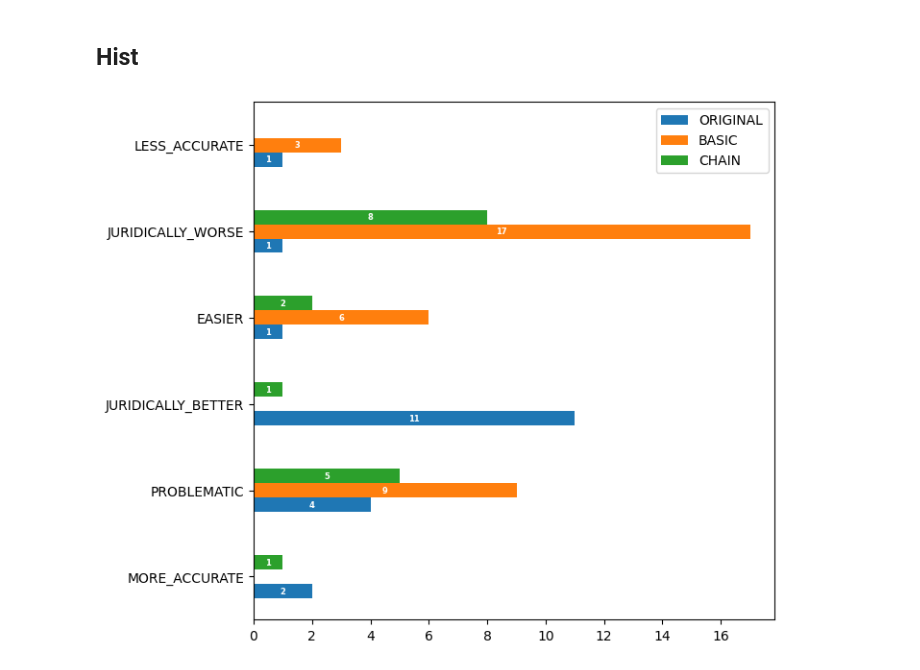
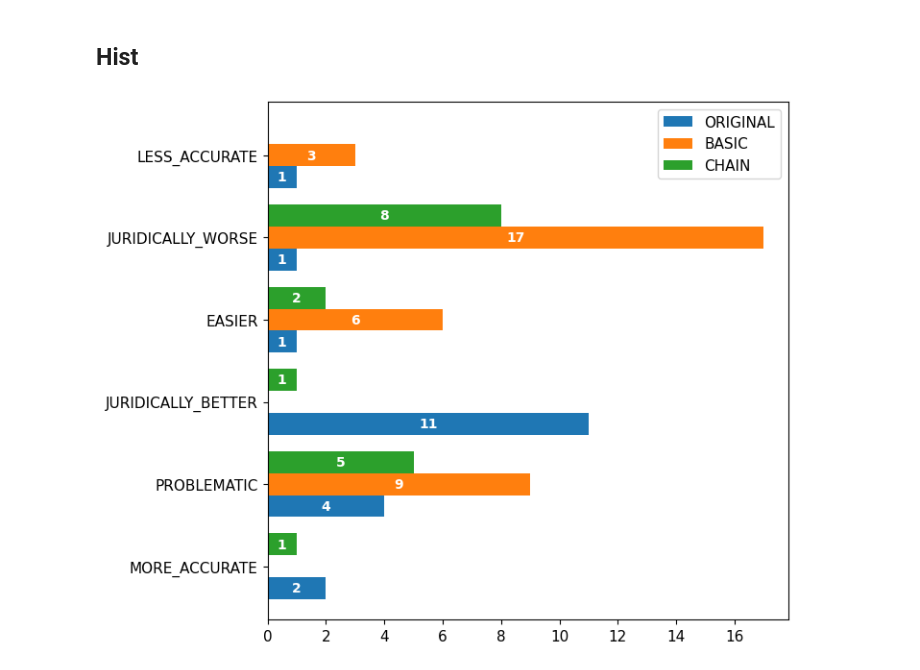
Before and after one commit to VerbACxSS/oelt-2024-plain-italian-ai-replication-package, a Jupyter notebook: juridical_evaluation_analysis.ipynb, the cells around one changed output. Cells and saved outputs as stored; diff of their text form; code cells hidden in the pictures.

Commit message:
Update README.md and plots

```diff
--- a/juridical_evaluation_analysis.ipynb
+++ b/juridical_evaluation_analysis.ipynb
@@ -94,15 +94,16 @@ piv = piv.rename(columns={"BASIC": "ORGINAL-BASIC", "CHAIN": "ORGINAL-CHAIN"}, i
 ax = piv.plot(kind='barh')
 plt.xlabel('')
 plt.ylabel('')
-plt.xticks(rotation=0, ha='right')
-plt.xlim(0, 44)
-plt.legend(loc='lower right')
+plt.yticks(fontsize=11)
+plt.xticks(rotation=0, ha='right', fontsize=11)
+plt.xlim(0, 45)
+plt.legend(loc='lower right', fontsize=12)
 
 for c in ax.containers:
     rate = c.datavalues / c.datavalues.sum()
 
-    ax.bar_label(c, labels=['%.0f' % (r*c.datavalues.sum()) if r > 0 else '' for r in rate], label_type='center', fontsize=6, fontweight='bold', color='white')
-    ax.bar_label(c, labels=['%.1f %%' % (r*100) if r > 0 else '' for r in rate], label_type='edge', padding=5, fontsize=8)
+    ax.bar_label(c, labels=['%.0f' % (r*c.datavalues.sum()) if r > 0 else '' for r in rate], label_type='center', fontsize=10, fontweight='bold', color='white')
+    ax.bar_label(c, labels=['%.1f %%' % (r*100) if r > 0 else '' for r in rate], label_type='edge', padding=5, fontsize=10)
 
 plt.show()
 # %% [output]
@@ -155,14 +158,15 @@ piv.describe()
 piv = df.groupby(['preference', 'variant']).count()['article_id'].unstack()
 ax = piv.plot(kind='bar')
 plt.xlabel('')
-plt.xticks(rotation=45, ha='right')
-plt.legend(["BASIC approach", "CHAIN approach"])
+plt.xticks(rotation=45, ha='right', fontsize=12)
+plt.yticks(fontsize=12)
+plt.legend(["BASIC approach", "CHAIN approach"], fontsize=11)
 
 for c in ax.containers:
     rate = c.datavalues / c.datavalues.sum()
 
-    ax.bar_label(c, labels=['%.0f' % (r*c.datavalues.sum()) if r > 0 else '' for r in rate], label_type='center', fontsize=6, fontweight='bold', color='white')
-    ax.bar_label(c, labels=['%.2f %%' % (r*100) if r > 0 else '' for r in rate], label_type='edge', padding=1, fontsize=8)
+    ax.bar_label(c, labels=['%.0f' % (r*c.datavalues.sum()) if r > 0 else '' for r in rate], label_type='center', fontsize=11, fontweight='bold', color='white')
+    ax.bar_label(c, labels=['%.2f %%' % (r*100) if r > 0 else '' for r in rate], label_type='edge', padding=1, fontsize=10)
 
 plt.show()
 # %% [output]
@@ -310,24 +314,26 @@ Chain comments: 13
 # %%
 # Create bar plot with the counts of the comments by type and label. Each comments have multiple labels
 from collections import Counter
 
 original_counter = Counter([label for comment in original_comments for label in comment['labels']])
 basic_counter = Counter([label for comment in basic_comments for label in comment['labels']])
 chain_counter = Counter([label for comment in chain_comments for label in comment['labels']])
 
 df = pd.DataFrame([original_counter, basic_counter, chain_counter], index=['ORIGINAL', 'BASIC', 'CHAIN']).fillna(0).transpose()
 
-ax = df.plot(kind='barh')
+ax = df.plot(kind='barh', width=0.8)
 plt.xlabel('')
 plt.ylabel('')
-plt.legend()
+plt.xticks(fontsize=11)
+plt.yticks(fontsize=11)
+plt.legend(fontsize=11)
 
 # print only the counter
 for c in ax.containers:
     rate = c.datavalues / c.datavalues.sum()
-    ax.bar_label(c, labels=['%.0f' % (r*c.datavalues.sum()) if r > 0 else '' for r in rate], label_type='center', fontsize=6, fontweight='bold', color='white')
+    ax.bar_label(c, labels=['%.0f' % (r*c.datavalues.sum()) if r > 0 else '' for r in rate], label_type='center', fontsize=10, fontweight='bold', color='white')
 
 
 plt.show()
 # %% [output]
-[figure, old version]
+[figure, new version]
```
Also changed, not shown: parts of 4 cells of this notebook, 1 other file.
